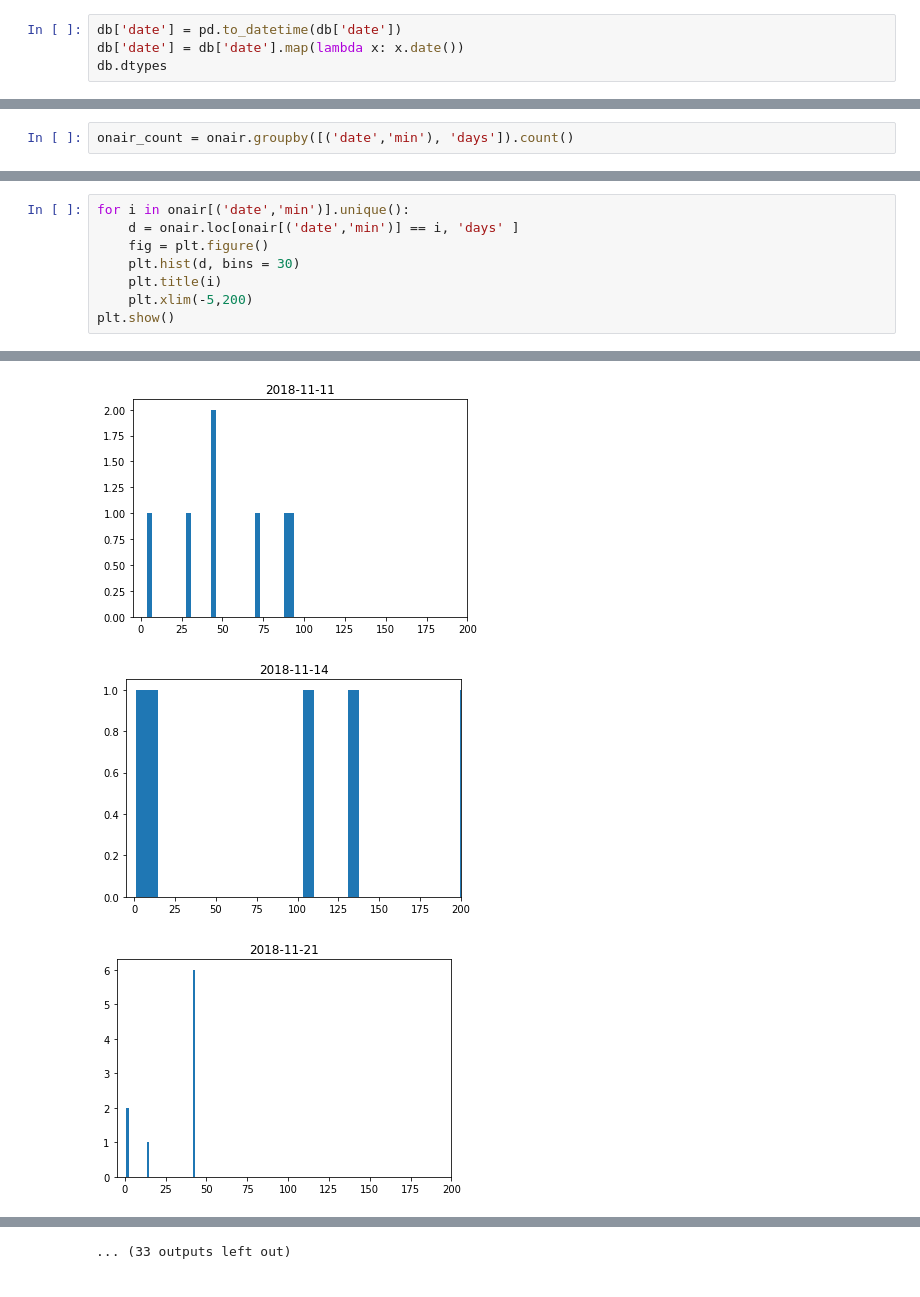
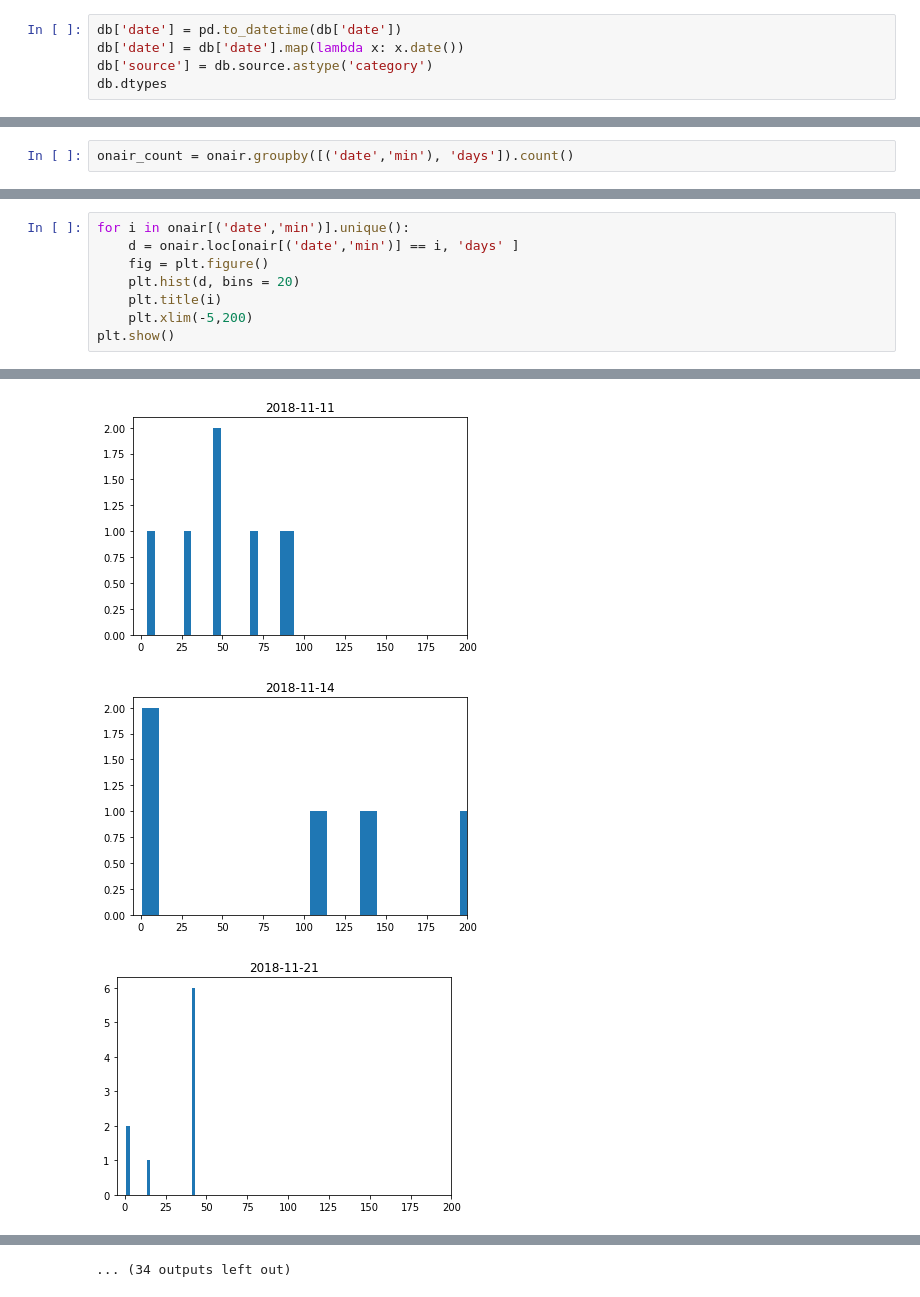
Before and after one commit to Htrismegistos/projectbuds, a Jupyter notebook: Hungarian_property/Statistics.ipynb, the cells around one changed output, grey strips where cells are left out. Drawn from its saved outputs; the diff is of its cells as text.

```diff
--- a/Hungarian_property/Statistics.ipynb
+++ b/Hungarian_property/Statistics.ipynb
@@ -38,5 +38,6 @@ memory usage: 249.9+ KB
 # %%
 db['date'] = pd.to_datetime(db['date'])
 db['date'] = db['date'].map(lambda x: x.date())
+db['source'] = db.source.astype('category')
 db.dtypes
 # %% [output]
@@ -299,7 +300,7 @@ plt.show()
 for i in onair[('date','min')].unique():
     d = onair.loc[onair[('date','min')] == i, 'days' ]
     fig = plt.figure()
-    plt.hist(d, bins = 30)
+    plt.hist(d, bins = 20)
     plt.title(i)
     plt.xlim(-5,200)
 plt.show()
@@ -308,3 +309,3 @@ plt.show()
-[figure, old version]
+[figure, new version]
-[figure, old version]
+[figure, new version]
 [figure]
@@ -319 +320 @@ plt.show()
-... (33 outputs left out)
+... (34 outputs left out)
```
Also changed, not shown: parts of 14 cells of this notebook, 20 other files.
